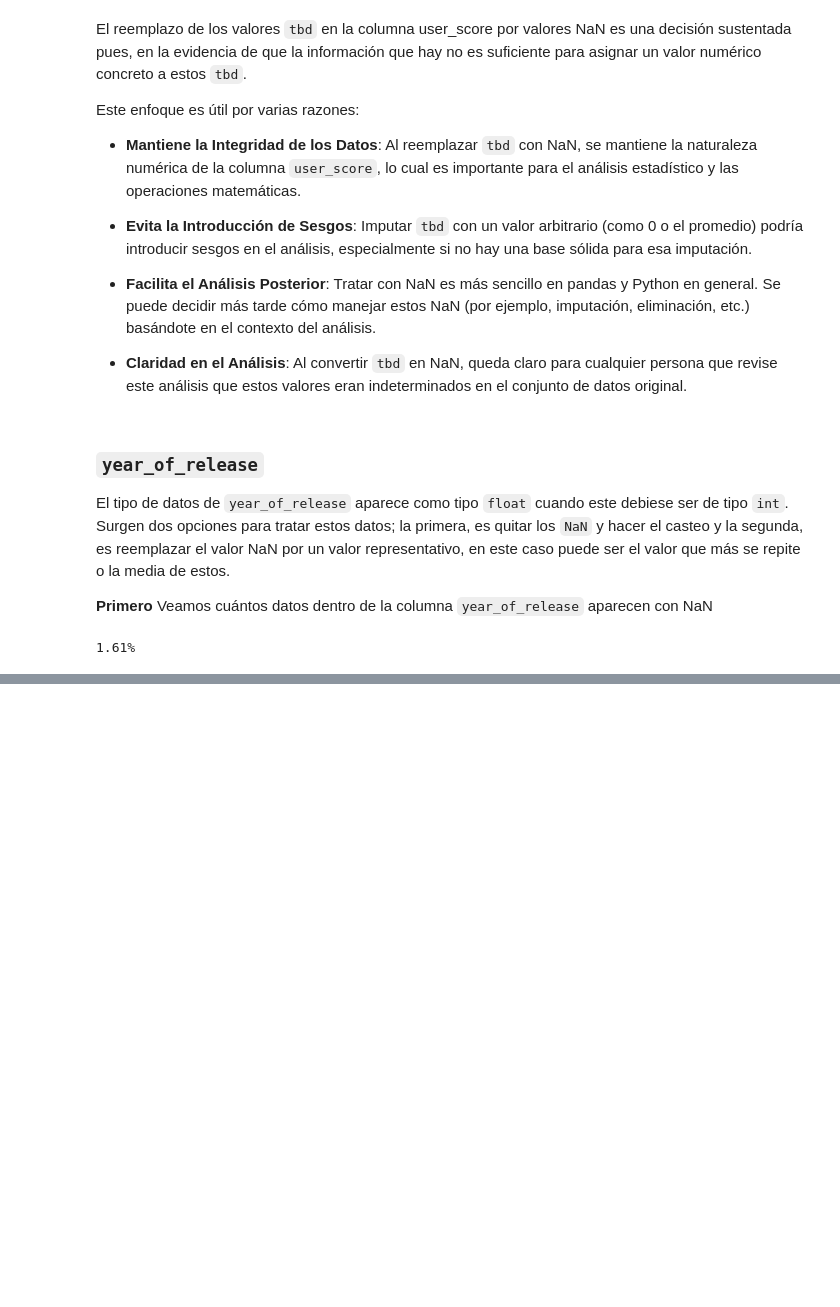
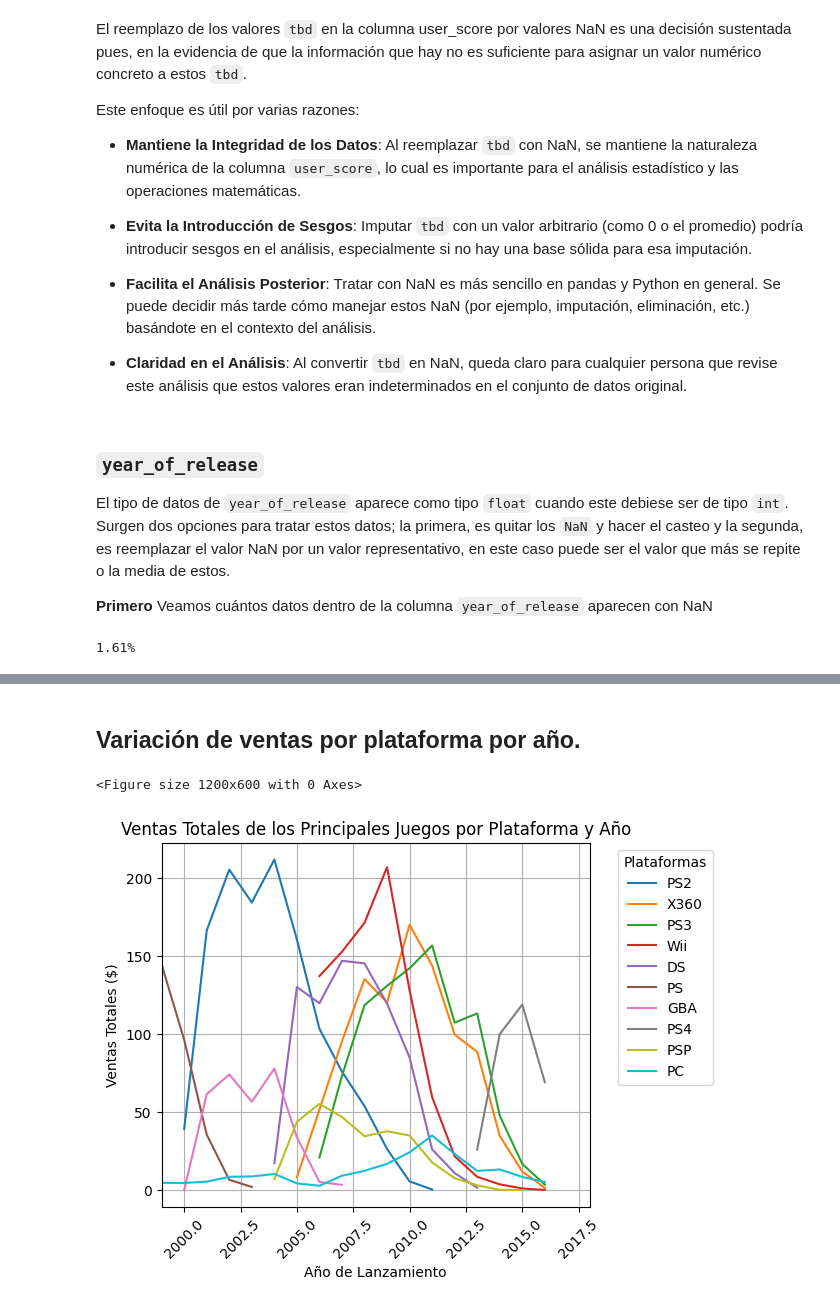
Before and after one commit to aldomelladop/s5_proyecto_integrado, a Jupyter notebook: notebooks/jupnote-s5.ipynb, the cells around one changed output, grey strips where cells are left out. Saved outputs shown, nothing was run; the diff lists cells and outputs as text; code cells hidden in the pictures; blank space fills up the shorter version.

```diff
--- a/notebooks/jupnote-s5.ipynb
+++ b/notebooks/jupnote-s5.ipynb
@@ -191,0 +238,40 @@ print(f"{ratio * 100:.2f}%")
+# %% [markdown]
+## Variación de ventas por plataforma por año.
+# %%
+# Crear la columna 'total_sales' sumando j_p_sales, e_u_sales y n_a_sales
+df_games['total_sales'] = df_games['j_p_sales'] + \
+    df_games['e_u_sales'] + df_games['n_a_sales'] + df_games['other_sales']
+
+# Crear el pivot table para ventas por plataforma y año
+ventas_por_plataforma_año = df_games.pivot_table(index='year_of_release',
+                                                 values='total_sales',
+                                                 columns='platform',
+                                                 aggfunc='sum')
+
+# Sumar ventas totales para cada plataforma a lo largo de los años
+ventas_totales_por_plataforma = ventas_por_plataforma_año.sum().sort_values(ascending=False)
+
+# Seleccionar las top N plataformas con mayores ventas totales
+top_plataformas = ventas_totales_por_plataforma.head(10).index
+
+# Filtrar el pivot table para incluir solo las top plataformas
+ventas_top_plataformas = ventas_por_plataforma_año[top_plataformas]
+
+# Graficar las ventas totales de las top plataformas a lo largo de los años
+plt.figure(figsize=(12, 6))
+ventas_top_plataformas.plot(kind='line')
+plt.title('Ventas Totales de los Principales Juegos por Plataforma y Año')
+plt.xlabel('Año de Lanzamiento')
+plt.ylabel('Ventas Totales ($)')
+plt.xticks(rotation=45)
+plt.legend(title='Plataformas', bbox_to_anchor=(1.05, 1), loc='upper left')
+plt.tight_layout()
+
+# Ajustar los límites del eje X
+plt.xlim(1999, 2018)
+plt.grid()
+
+plt.show()
+# %% [output]
+<Figure size 1200x600 with 0 Axes>
+[figure, added]
```
Also changed, not shown: parts of 18 cells of this notebook, 1 other file.
